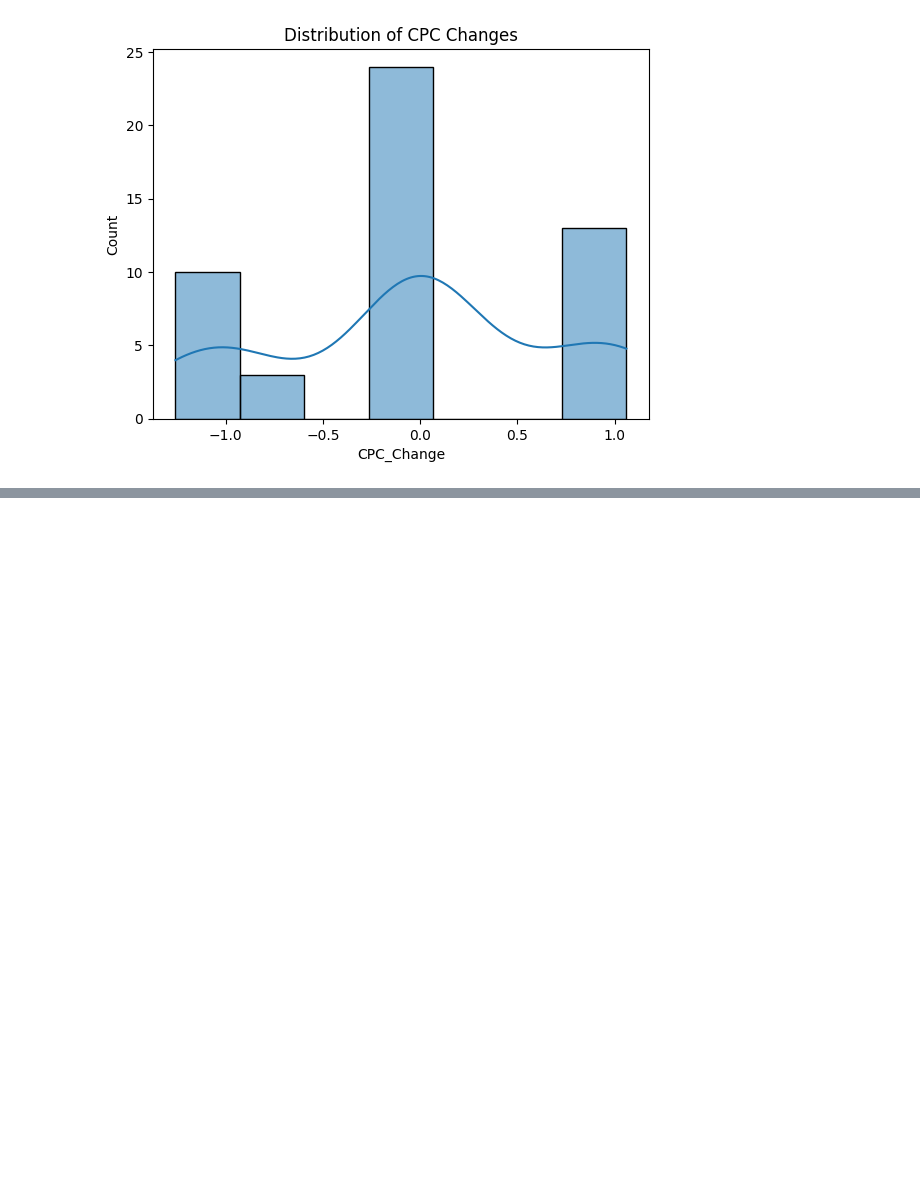
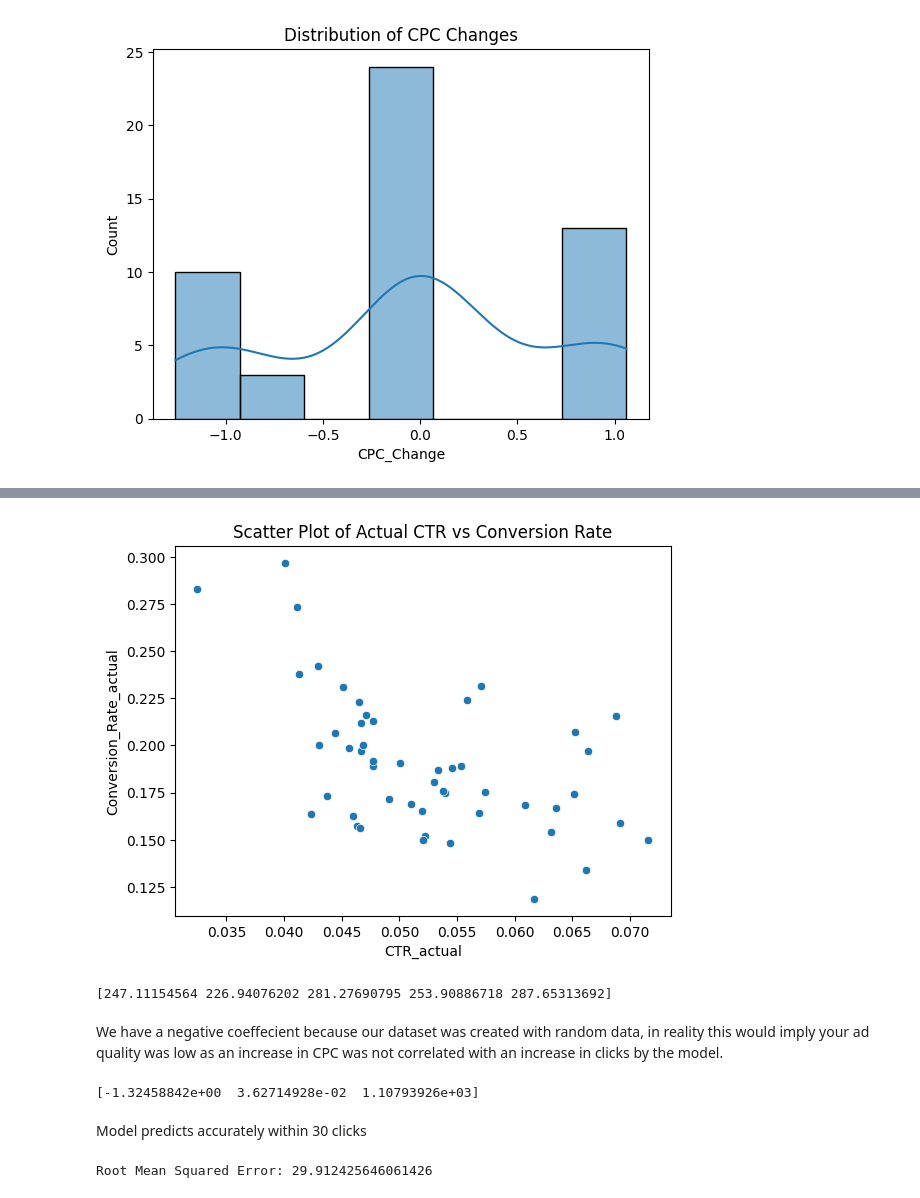
Before and after one commit to MathewLipman/Work-Samples, a Jupyter notebook: Search_Advertising_Chart_Examples.ipynb, the cells around one changed output, grey strips where cells are left out. Drawn from its saved outputs; the diff is of its cells as text; code cells hidden in the pictures; blank space fills up the shorter version.

```diff
--- a/Search_Advertising_Chart_Examples.ipynb
+++ b/Search_Advertising_Chart_Examples.ipynb
@@ -634,0 +660,54 @@ plt.show()
+# %%
+# Calculate the Click Through Rate (CTR) and Conversion Rate
+df['CTR_actual'] = df['Clicks'] / df['Impressions']
+df['Conversion_Rate_actual'] = df['Conversions'] / df['Clicks']
+
+# Scatter plot of CTR_actual vs Conversion_Rate_actual
+sns.scatterplot(data=df, x="CTR_actual", y="Conversion_Rate_actual")
+plt.title("Scatter Plot of Actual CTR vs Conversion Rate")
+plt.show()
+# %% [output]
+[figure, added]
+# %%
+from sklearn.model_selection import train_test_split
+from sklearn.linear_model import LinearRegression
+
+# Define the feature columns and the target column
+feature_cols = ['CPC', 'Impressions', 'CTR']
+target_col = 'Clicks'
+
+# Split the data into a training set and a test set
+X_train, X_test, y_train, y_test = train_test_split(df[feature_cols], df[target_col], test_size=0.2, random_state=42)
+
+# Initialize the model
+model = LinearRegression()
+
+# Train the model
+model.fit(X_train, y_train)
+
+# Make predictions on the test set
+y_pred = model.predict(X_test)
+
+# Print the first 5 predictions
+print(y_pred[:5])
+# %% [output]
+[247.11154564 226.94076202 281.27690795 253.90886718 287.65313692]
+# %% [markdown]
+We have a negative coeffecient because our dataset was created with random data, in reality this would imply your ad quality was low as an increase in CPC was not correlated with an increase in clicks by the model.
+# %%
+# Print the coefficients of the model
+coefficients = model.coef_
+print(coefficients)
+# %% [output]
+[-1.32458842e+00  3.62714928e-02  1.10793926e+03]
+# %% [markdown]
+Model predicts accurately within 30 clicks
+# %%
+from sklearn.metrics import mean_squared_error
+import numpy as np
+
+# Calculate the RMSE
+rmse = np.sqrt(mean_squared_error(y_test, y_pred))
+print(f'Root Mean Squared Error: {rmse}')
+# %% [output]
+Root Mean Squared Error: 29.912425646061426
```
Also changed, not shown: parts of 6 cells of this notebook.
